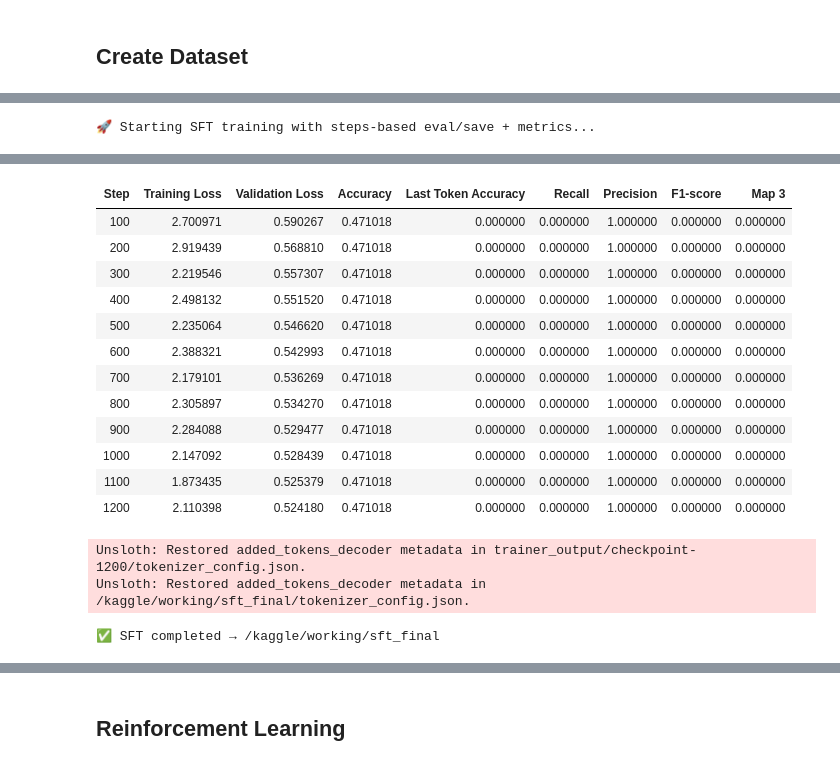
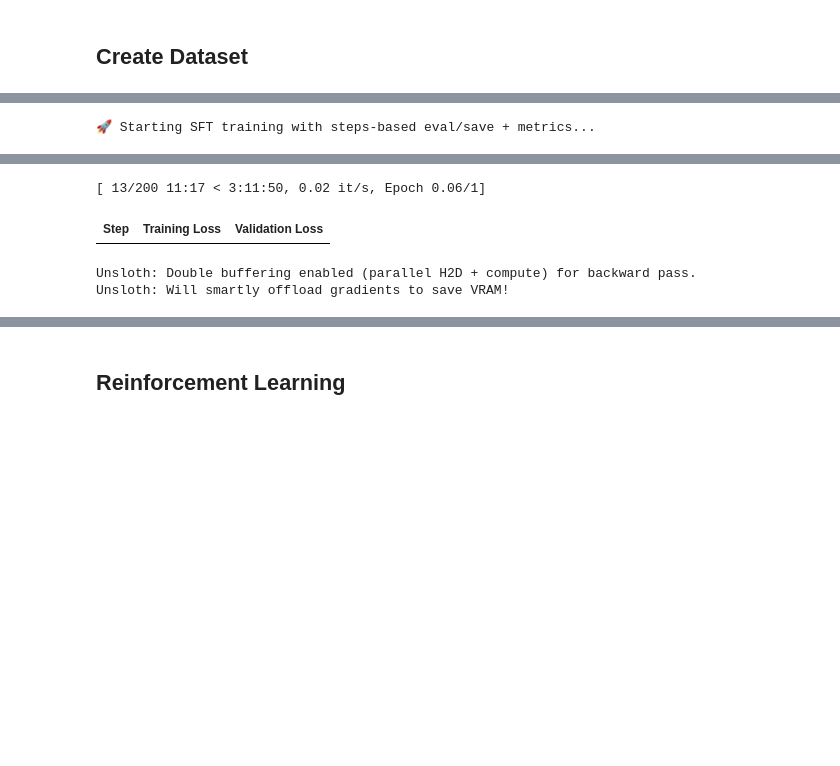
Before and after one commit to johnsonhk88/kaggle-NVIDIA-Nemotron-Model-Reasoning-Challenge, a Jupyter notebook: src/colab/nvidia_nemotron_model_fine_tuning_colab.ipynb, the cells around one changed output, grey strips where cells are left out. Drawn from its saved outputs; the diff is of its cells as text; code cells hidden in the pictures; blank space fills up the shorter version.

Commit message:
feat : update cot-generate.ipynb and nvidia_nemotron_model_fine_tuning_colab.ipynb

```diff
--- a/src/colab/nvidia_nemotron_model_fine_tuning_colab.ipynb
+++ b/src/colab/nvidia_nemotron_model_fine_tuning_colab.ipynb
@@ -1106,3 +1274,4 @@ MLflow run started: eval_sft_training (ID: 3d26cf810e5641a89b220c7f5fce104f)
 # %%
-TOTAL_STEPS= 1200 #1000 #200 #1000 #100
+TOTAL_STEPS= 200 #500 #1000 #1200 #200 #1200 #1000 #200 #1000 #100
 SAVE_STEPS = TOTAL_STEPS  * 3 #// 1
+EVAL_STEPS = 50 #100
@@ -1109,5 +1281,4 @@ SAVE_STEPS = TOTAL_STEPS  * 3 #// 1
 # %%
-
 from trl import SFTTrainer as OriginalSFTTrainer
 if CFG.SFT: # use Supervised Fine Tuning
     torch_dtype = model.dtype
@@ -1118,29 +1289,31 @@ if CFG.SFT: # use Supervised Fine Tuning
             processing_class=tokenizer,
             train_dataset=dataset["train"],
             eval_dataset=dataset["test"],
-            compute_metrics=compute_metric,
+            # compute_metrics=compute_metric,
             args = SFTConfig(
+                max_length= 3072,  #4096, #8192,
                 dataset_text_field = "text",
-                per_device_train_batch_size=2,
-                gradient_accumulation_steps=4,
-                per_device_eval_batch_size=2,          # ← CRITICAL for OOM fix
-                eval_accumulation_steps=4,             # ← CRITICAL for OOM fix
-                warmup_steps = 5,
+                completion_only_loss=True,  # ← Recommended for reasoning
+                per_device_train_batch_size=1,
+                gradient_accumulation_steps=4, #4,
+                per_device_eval_batch_size=1,          # ← CRITICAL for OOM fix
+                eval_accumulation_steps=8,             # ← CRITICAL for OOM fix
+                warmup_steps = 20, #5,
                 num_train_epochs = 1, # Set this for 1 full training run.
                 max_steps=TOTAL_STEPS, # for testing
-                learning_rate = 2e-4, # Reduce to 2e-5 for long training runs
+                learning_rate = 2e-4, #1e-4, # Reduce to 2e-5 for long training runs
                 logging_steps = 20,
-
+                # dataloader_num_workers=2,
 
                 eval_strategy="steps",
                 save_strategy="steps",  # avoid save a lot of checkpoint (limited space in ouput directory)
-                eval_steps=100,           # evaluate every 50 steps (easy to debug)
+                eval_steps=EVAL_STEPS,           # evaluate every 50 steps (easy to debug)
                 save_steps=SAVE_STEPS,           # save checkpoint every 50 steps
                 save_total_limit=1,                # keep only last 2 checkpoints
                 optim = "adamw_8bit",
-                weight_decay = 0.001,
+                weight_decay = 0.001, #0.01,     # ← Increased # 0.001,
                 lr_scheduler_type = "linear",
-                seed = 3407,
+                seed = 42,
                 # metric_for_best_model="accuracy",      # ← your request
                 # greater_is_better=True,                # ← your request
                 load_best_model_at_end=False,
@@ -1148,7 +1321,7 @@ if CFG.SFT: # use Supervised Fine Tuning
                 # bf16=False,  #True,
                 fp16=False, #if torch_dtype == torch.float16 else False,   # use float16 precision ,  # INFER WITH FP16 BECAUSE KAGGLE IS T4 GPU
                 bf16=True,  # if torch_dtype == torch.bfloat16 else False,  # use bfloat16 precision, TRAIN WITH BF16 IF LOCAL GPU IS NEWER GPU
-                gradient_checkpointing=False,       # ← CRITICAL for Mamba model
+                gradient_checkpointing=True, #False,       # ← CRITICAL for Mamba model
                 packing=False,                      # ← CRITICAL for Mamba model
 
                 report_to = "mlflow", # Use TrackIO/WandB etc
@@ -1159,10 +1332,11 @@ if CFG.SFT: # use Supervised Fine Tuning
     else:
         training_args = SFTConfig(
             output_dir= "/kaggle/working" , #SFT_ADAPTER,
-            max_length=4096,
-            per_device_train_batch_size=2,
+            max_length= 8192, #4096,
+            completion_only_loss=True,
+            per_device_train_batch_size=4,
             gradient_accumulation_steps=4,
-            per_device_eval_batch_size=2,          # ← CRITICAL for OOM fix
+            per_device_eval_batch_size=4,          # ← CRITICAL for OOM fix
             eval_accumulation_steps=4,             # ← CRITICAL for OOM fix
             learning_rate=1e-4,
             num_train_epochs=1,
@@ -1173,7 +1347,7 @@ if CFG.SFT: # use Supervised Fine Tuning
             # === YOUR PREFERRED SETTINGS FOR FAST DEBUGGING ===
             eval_strategy="steps",
             save_strategy="steps",  # avoid save a lot of checkpoint (limited space in ouput directory)
-            eval_steps=100,           # evaluate every 50 steps (easy to debug)
+            eval_steps=EVAL_STEPS,           # evaluate every 50 steps (easy to debug)
             save_steps=SAVE_STEPS,           # save checkpoint every 50 steps
             save_total_limit=1,                # keep only last 2 checkpoints
             # metric_for_best_model="accuracy",      # ← your request
@@ -1195,6 +1369,6 @@ if CFG.SFT: # use Supervised Fine Tuning
              # peft_config = lora_config, # not need ready pass PeftModel
             processing_class=tokenizer,
             # data_collator = data_collator,
-            compute_metrics=compute_metric,
+            # compute_metrics=compute_metric,
             # dataset_text_field="text",
         )
@@ -1204,7 +1380,10 @@ if CFG.SFT: # use Supervised Fine Tuning
 # %%
 if CFG.SFT:
     print("🚀 Starting SFT training with steps-based eval/save + metrics...")
+    t0 = time.time()
     trainer.train()
+    elapsed = time.time() - t0
+    print(f"Training done in {elapsed/60:.1f} min")
     trainer.save_model(SFT_ADAPTER)
     print(f"✅ SFT completed → {SFT_ADAPTER}")
 # %% [output]
@@ -1213,19 +1394,7 @@ if CFG.SFT:
+[ 13/200 11:17 < 3:11:50, 0.02 it/s, Epoch 0.06/1]
-| Step | Training Loss | Validation Loss | Accuracy | Last Token Accuracy | Recall | Precision | F1-score | Map 3 |
-| 100 | 2.700971 | 0.590267 | 0.471018 | 0.000000 | 0.000000 | 1.000000 | 0.000000 | 0.000000 |
-| 200 | 2.919439 | 0.568810 | 0.471018 | 0.000000 | 0.000000 | 1.000000 | 0.000000 | 0.000000 |
-| 300 | 2.219546 | 0.557307 | 0.471018 | 0.000000 | 0.000000 | 1.000000 | 0.000000 | 0.000000 |
-| 400 | 2.498132 | 0.551520 | 0.471018 | 0.000000 | 0.000000 | 1.000000 | 0.000000 | 0.000000 |
-| 500 | 2.235064 | 0.546620 | 0.471018 | 0.000000 | 0.000000 | 1.000000 | 0.000000 | 0.000000 |
-| 600 | 2.388321 | 0.542993 | 0.471018 | 0.000000 | 0.000000 | 1.000000 | 0.000000 | 0.000000 |
-| 700 | 2.179101 | 0.536269 | 0.471018 | 0.000000 | 0.000000 | 1.000000 | 0.000000 | 0.000000 |
-| 800 | 2.305897 | 0.534270 | 0.471018 | 0.000000 | 0.000000 | 1.000000 | 0.000000 | 0.000000 |
-| 900 | 2.284088 | 0.529477 | 0.471018 | 0.000000 | 0.000000 | 1.000000 | 0.000000 | 0.000000 |
-| 1000 | 2.147092 | 0.528439 | 0.471018 | 0.000000 | 0.000000 | 1.000000 | 0.000000 | 0.000000 |
-| 1100 | 1.873435 | 0.525379 | 0.471018 | 0.000000 | 0.000000 | 1.000000 | 0.000000 | 0.000000 |
-| 1200 | 2.110398 | 0.524180 | 0.471018 | 0.000000 | 0.000000 | 1.000000 | 0.000000 | 0.000000 |
+| Step | Training Loss | Validation Loss |
-Unsloth: Restored added_tokens_decoder metadata in trainer_output/checkpoint-1200/tokenizer_config.json.
-Unsloth: Restored added_tokens_decoder metadata in /kaggle/working/sft_final/tokenizer_config.json.
-✅ SFT completed → /kaggle/working/sft_final
+Unsloth: Double buffering enabled (parallel H2D + compute) for backward pass.
+Unsloth: Will smartly offload gradients to save VRAM!
 # %%
 if CFG.SFT:
     trainHistoryDF = pd.DataFrame(trainer.state.log_history)
```
Also changed, not shown: parts of 48 cells of this notebook, 2 other files.
